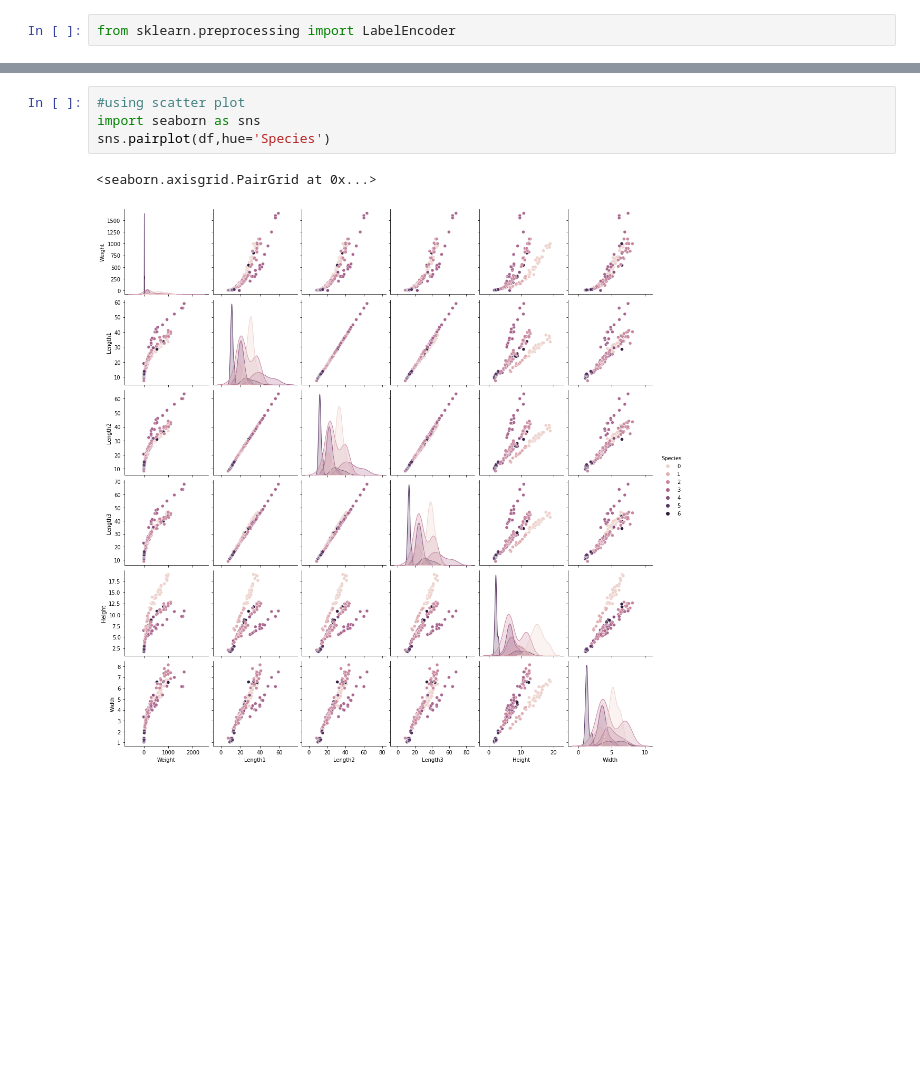
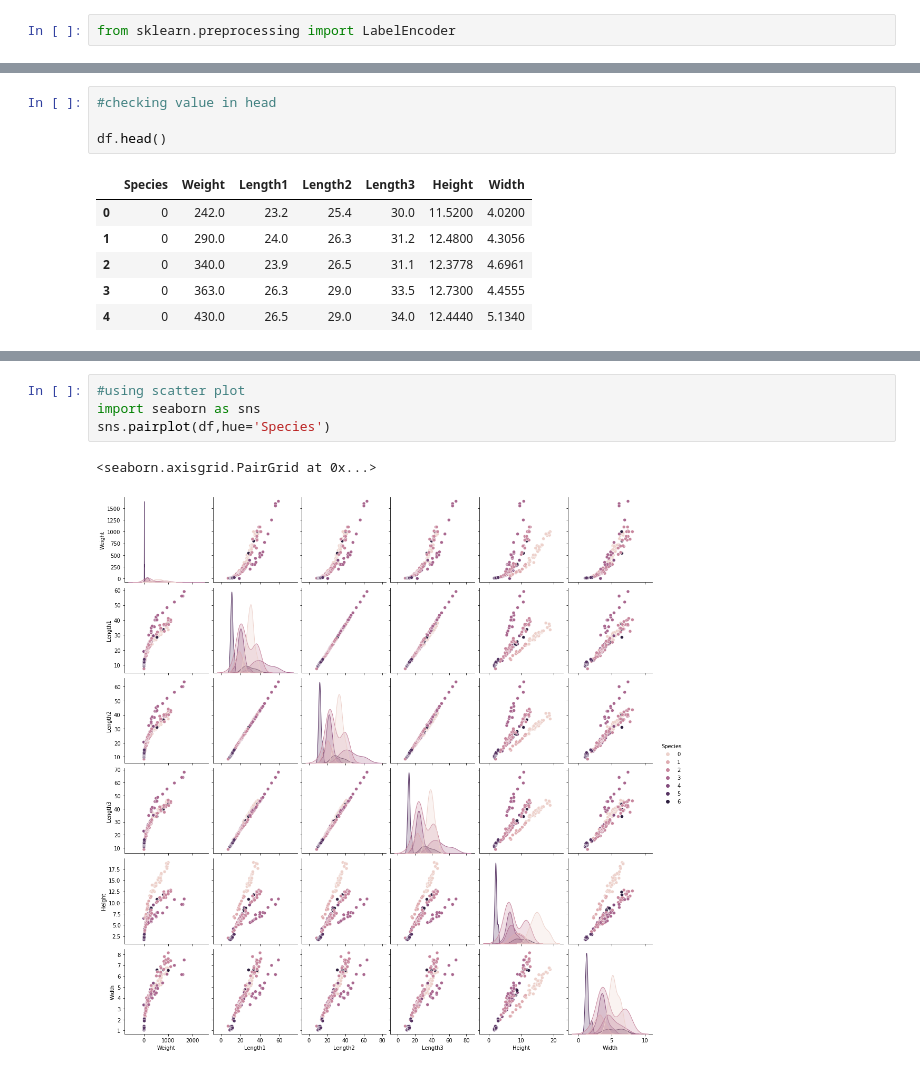
Before and after one commit to nidhithakur09/Lab4, a Jupyter notebook: Fish_predict.ipynb, the cells around one changed output, grey strips where cells are left out. Drawn from its saved outputs; the diff is of its cells as text; blank space fills up the shorter version.

```diff
--- a/Fish_predict.ipynb
+++ b/Fish_predict.ipynb
@@ -38,0 +106,11 @@ Name: Species, Length: 159, dtype: int64
+# %%
+#checking value in head
+
+df.head()
+# %% [output]
+|  | Species | Weight | Length1 | Length2 | Length3 | Height | Width |
+| 0 | 0 | 242.0 | 23.2 | 25.4 | 30.0 | 11.5200 | 4.0200 |
+| 1 | 0 | 290.0 | 24.0 | 26.3 | 31.2 | 12.4800 | 4.3056 |
+| 2 | 0 | 340.0 | 23.9 | 26.5 | 31.1 | 12.3778 | 4.6961 |
+| 3 | 0 | 363.0 | 26.3 | 29.0 | 33.5 | 12.7300 | 4.4555 |
+| 4 | 0 | 430.0 | 26.5 | 29.0 | 34.0 | 12.4440 | 5.1340 |
```
Also changed, not shown: parts of 10 cells of this notebook, 4 other files.
